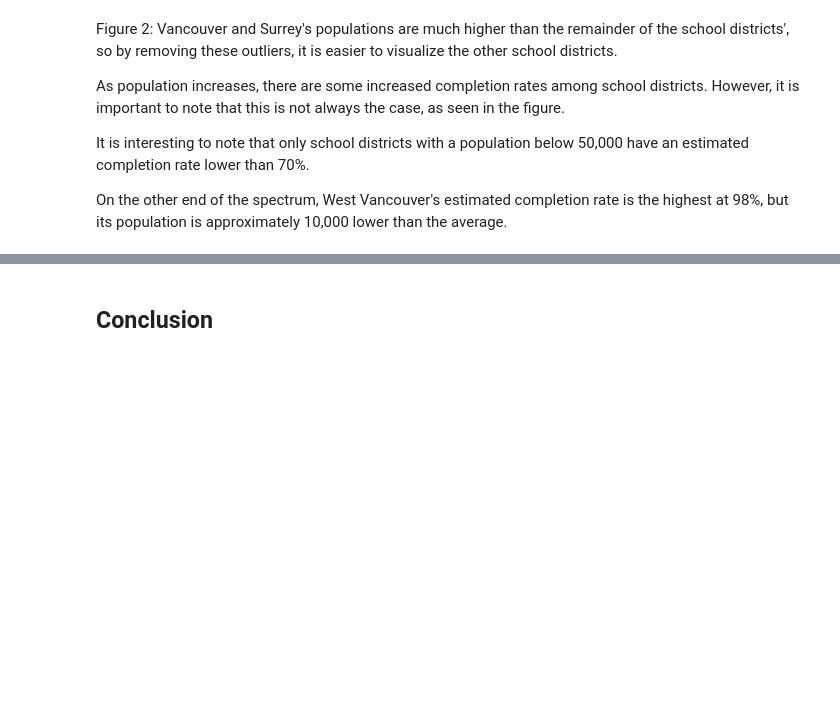
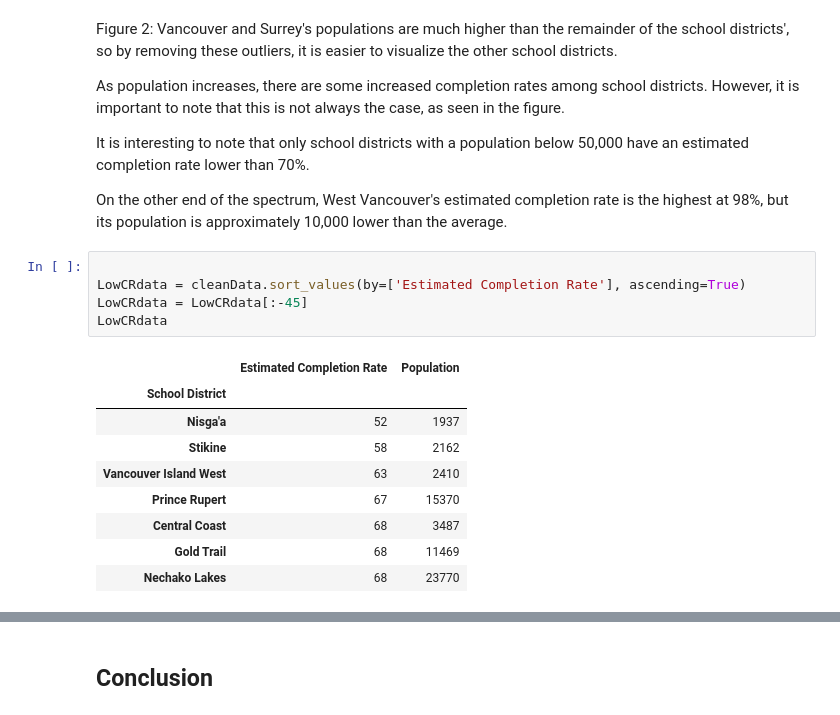
Before and after one commit to ubco-W2022T1-cosc301/project-group19, a Jupyter notebook: notebooks/analysis2.ipynb, the cells around one changed output, grey strips where cells are left out. Cells and saved outputs as stored; diff of their text form; blank space fills up the shorter version.

```diff
--- a/notebooks/analysis2.ipynb
+++ b/notebooks/analysis2.ipynb
@@ -643,3 +643,18 @@ As population increases, there are some increased completion rates among school
 It is interesting to note that only school districts with a population below 50,000 have an estimated completion rate lower than 70%.
 
 On the other end of the spectrum, West Vancouver's estimated completion rate is the highest at 98%, but its population is approximately 10,000 lower than the average.
+# %%
+
+LowCRdata = cleanData.sort_values(by=['Estimated Completion Rate'], ascending=True)
+LowCRdata = LowCRdata[:-45]
+LowCRdata
+# %% [output]
+|  | Estimated Completion Rate | Population |
+| School District |  |  |
+| Nisga'a | 52 | 1937 |
+| Stikine | 58 | 2162 |
+| Vancouver Island West | 63 | 2410 |
+| Prince Rupert | 67 | 15370 |
+| Central Coast | 68 | 3487 |
+| Gold Trail | 68 | 11469 |
+| Nechako Lakes | 68 | 23770 |
```
Also changed, not shown: parts of 1 cell of this notebook, 2 other files.
